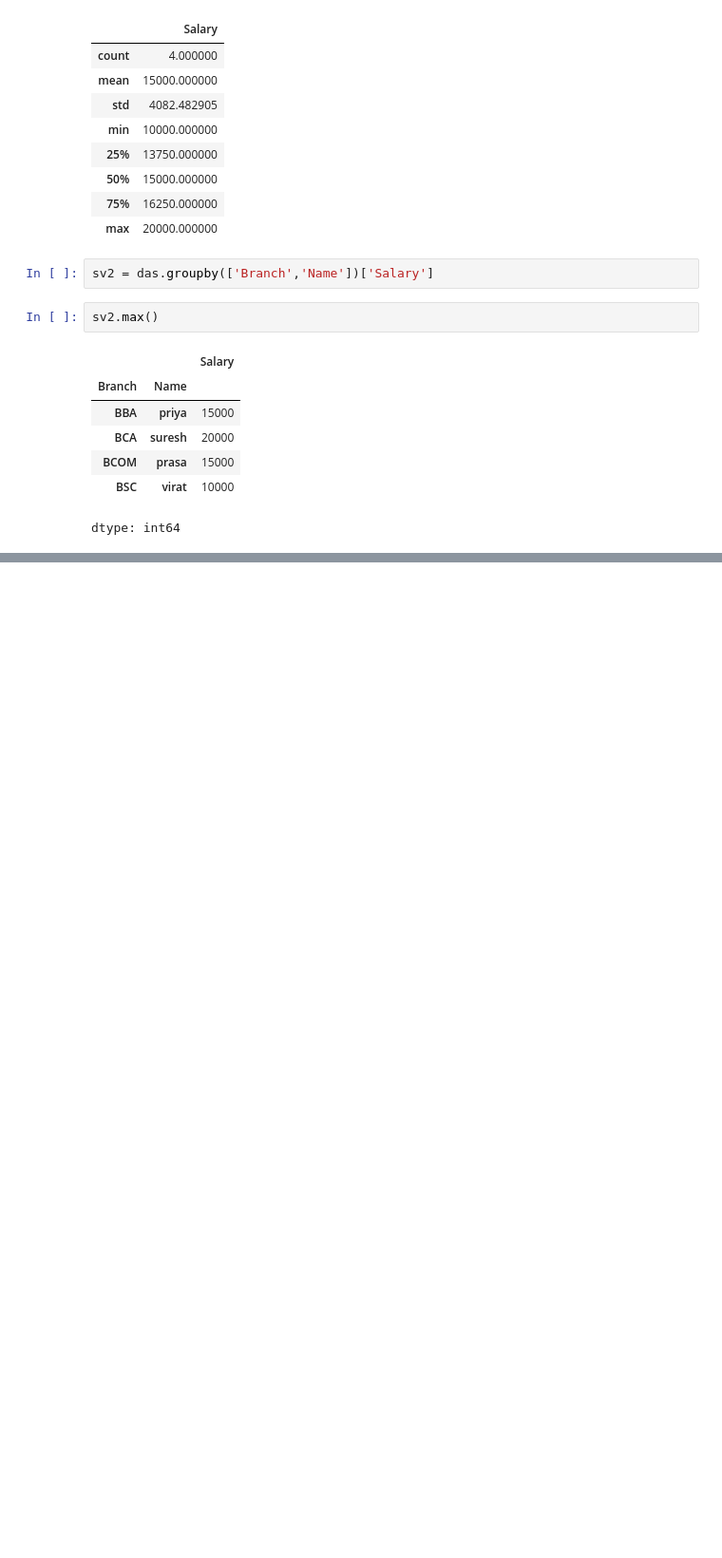
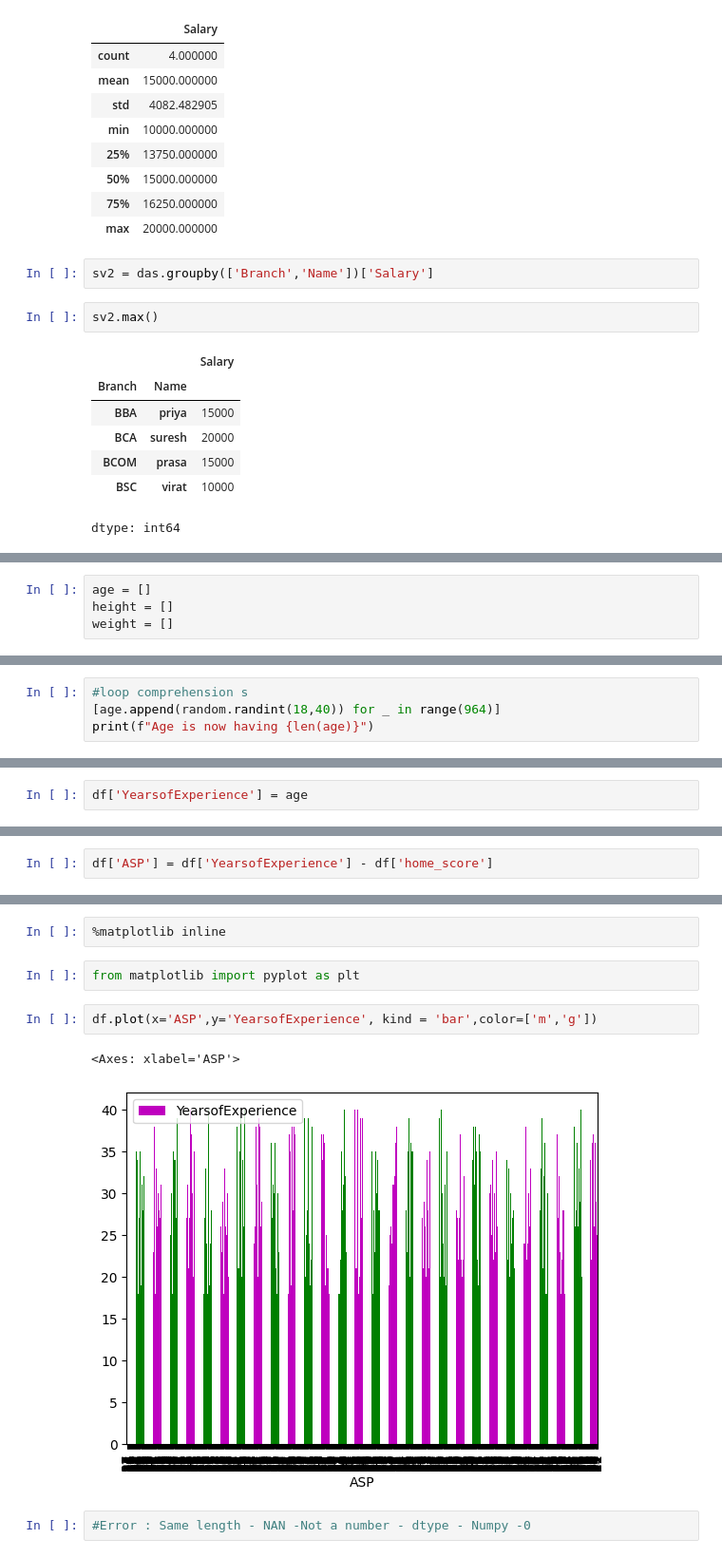
Before and after one commit to Basha1605/python-mini-project, a Jupyter notebook: Data_SC_W2.ipynb, the cells around one changed output, grey strips where cells are left out. Shown at 95% size. Cells and saved outputs as stored; diff of their text form; blank space fills up the shorter version.

```diff
--- a/Data_SC_W2.ipynb
+++ b/Data_SC_W2.ipynb
@@ -575,0 +563,4 @@ dtype: int64
+# %%
+age = []
+height = []
+weight = []
@@ -575,0 +587,4 @@ dtype: int64
+# %%
+#loop comprehension s
+[age.append(random.randint(18,40)) for _ in range(964)]
+print(f"Age is now having {len(age)}")
@@ -575,0 +615,2 @@ dtype: int64
+# %%
+df['YearsofExperience'] = age
@@ -575,0 +633,2 @@ dtype: int64
+# %%
+df['ASP'] = df['YearsofExperience'] - df['home_score']
@@ -575,0 +655,11 @@ dtype: int64
+# %%
+%matplotlib inline
+# %%
+from matplotlib import pyplot as plt
+# %%
+df.plot(x='ASP',y='YearsofExperience', kind = 'bar',color=['m','g'])
+# %% [output]
+<Axes: xlabel='ASP'>
+[figure, added]
+# %%
+#Error : Same length - NAN -Not a number - dtype - Numpy -0
```
Also changed, not shown: parts of 22 cells of this notebook.
